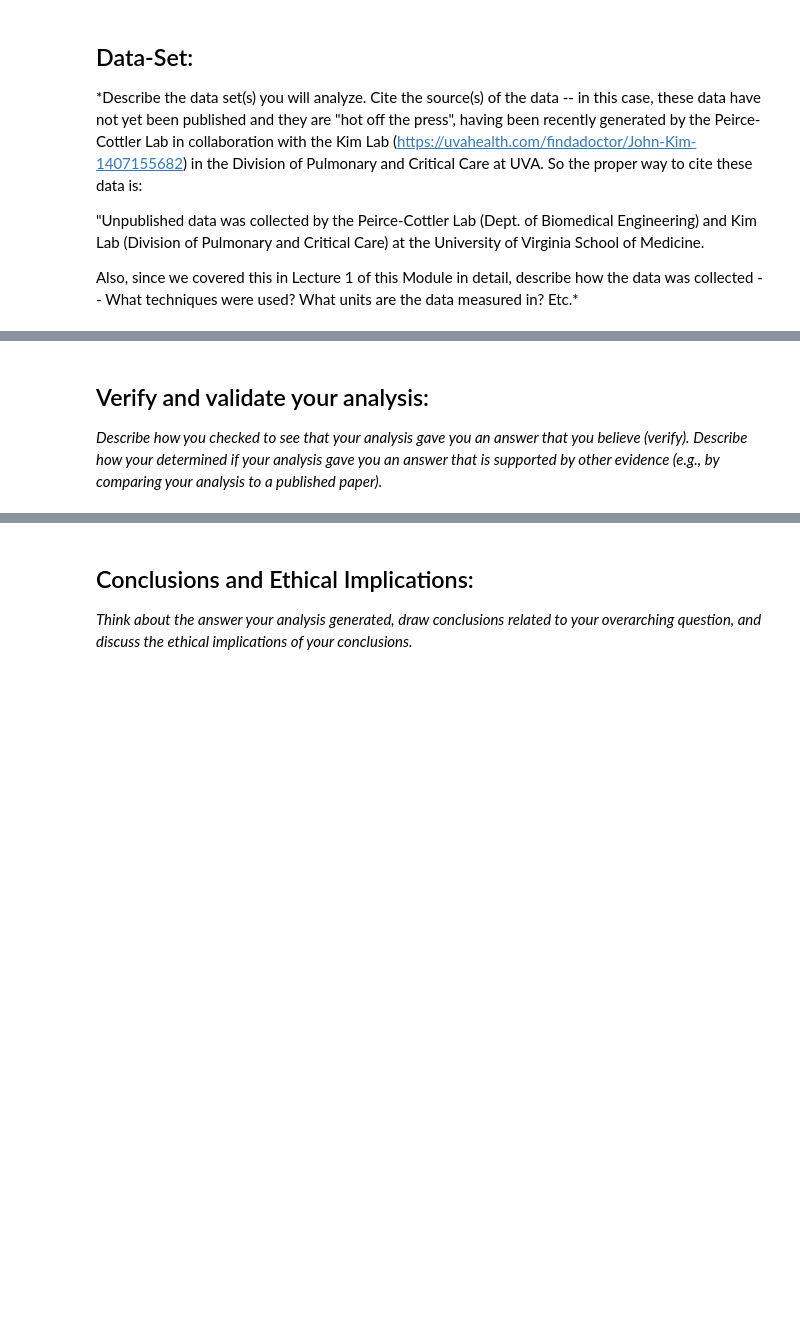
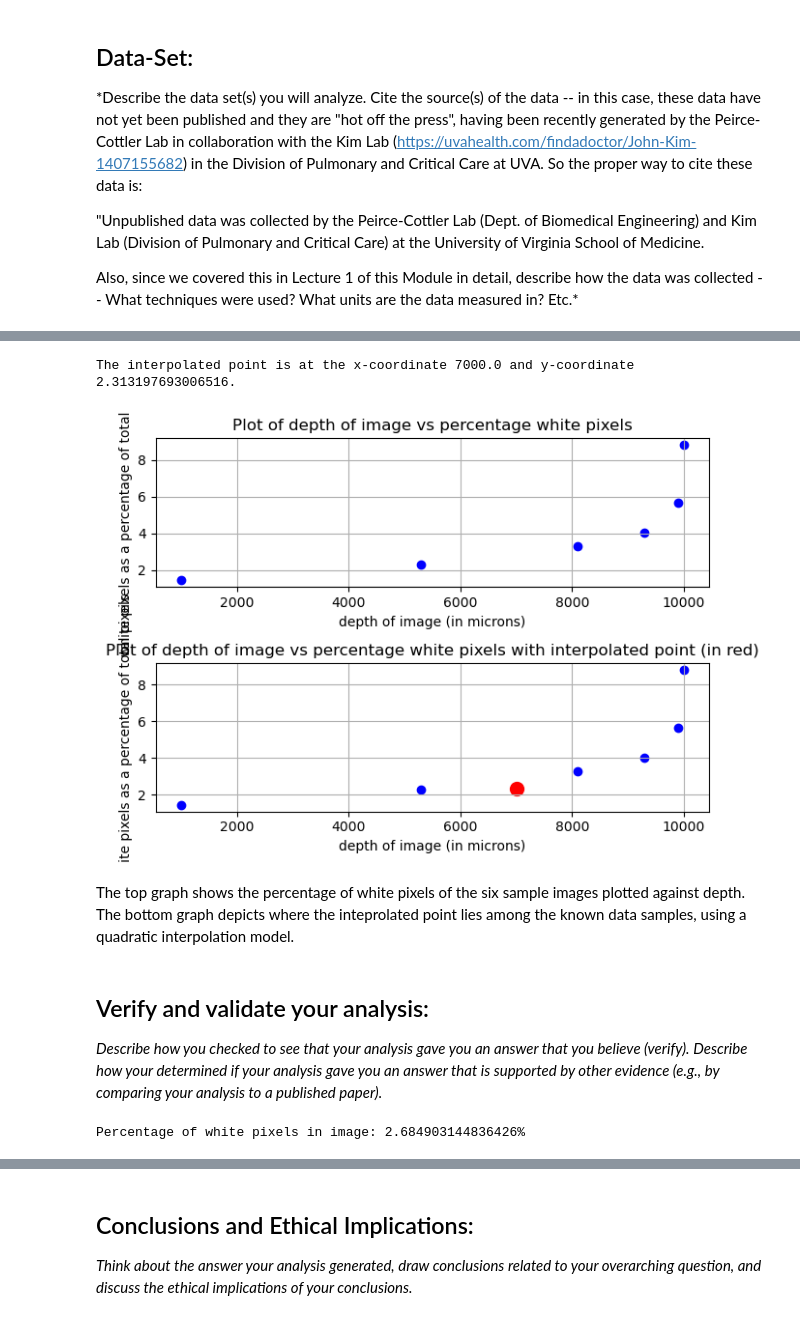
Before and after one commit to gracevl/horn_lee_Module-3-Fibrosis, a Jupyter notebook: Module 3 Template.ipynb, the cells around one changed output, grey strips where cells are left out. Drawn from its saved outputs; the diff is of its cells as text; code cells hidden in the pictures; blank space fills up the shorter version.

```diff
--- a/Module 3 Template.ipynb
+++ b/Module 3 Template.ipynb
@@ -46,3 +207,73 @@ Also, since we covered this in Lecture 1 of this Module in detail, describe how
+# %%
+# # Interpolate a point: given a depth, find the corresponding white pixel percentage
+
+interpolate_depth = float(input(colored(
+   "Enter the depth at which you want to interpolate a point (in microns): ", "yellow")))
+
+x = depths
+y = white_percents
+
+# # Specifying the interpolation method as quadratic
+i = interp1d(x, y, kind='quadratic')
+interpolate_point = i(interpolate_depth)
+print(colored(
+     f'The interpolated point is at the x-coordinate {interpolate_depth} and y-coordinate {interpolate_point}.', "green"))
+
+depths_i = depths[:]
+depths_i.append(interpolate_depth)
+white_percents_i = white_percents[:]
+white_percents_i.append(interpolate_point)
+
+
+# # make two plots: one that doesn't contain the interpolated point, just the data calculated from your images, and one that also contains the interpolated point (shown in red)
+fig2, axs2 = plt.subplots(2, 1)
+
+axs2[0].scatter(depths, white_percents, marker='o', linestyle='-', color='blue')
+axs2[0].set_title('Plot of depth of image vs percentage white pixels')
+axs2[0].set_xlabel('depth of image (in microns)')
+axs2[0].set_ylabel('white pixels as a percentage of total pixels')
+axs2[0].grid(True)
+
+
+axs2[1].scatter(depths_i, white_percents_i, marker='o',
+                linestyle='-', color='blue')
+axs2[1].set_title(
+     'Plot of depth of image vs percentage white pixels with interpolated point (in red)')
+axs2[1].set_xlabel('depth of image (in microns)')
+axs2[1].set_ylabel('white pixels as a percentage of total pixels')
+axs2[1].grid(True)
+axs2[1].scatter(depths_i[len(depths_i)-1], white_percents_i[len(white_percents_i)-1],
+                color='red', s=100, label='Highlighted point')
+
+
+# # Adjust layout to prevent overlap
+plt.tight_layout()
+plt.show()
+# %% [output]
+The interpolated point is at the x-coordinate 7000.0 and y-coordinate 2.313197693006516.
+[figure, added]
+# %% [markdown]
+The top graph shows the percentage of white pixels of the six sample images plotted against depth. The bottom graph depicts where the inteprolated point lies among the known data samples, using a quadratic interpolation model.
 # %% [markdown]
 ## Verify and validate your analysis:
 *Describe how you checked to see that your analysis gave you an answer that you believe (verify). Describe how your determined if your analysis gave you an answer that is supported by other evidence (e.g., by comparing your analysis to a published paper).*
+# %%
+#Make the image greyscale
+img = cv2.imread("/Users/gracelee/Documents/computational BME/horn_lee_Module-3-Fibrosis/images/MASK_SK658 Slobe ch010130.jpg", 0)
+_, binary = cv2.threshold(img, 127, 255, cv2.THRESH_BINARY)
+
+
+total = binary.size
+white = int(np.sum(binary == 255))
+black = total - white
+
+white_pct = 100 * white/total
+
+white_counts.append(white)
+black_counts.append(black)
+white_percents.append(white_pct)
+
+print(colored(f"Percentage of white pixels in image: {white_pct}%", "yellow"))
+print()
+# %% [output]
+Percentage of white pixels in image: 2.684903144836426%
```
Also changed, not shown: parts of 9 cells of this notebook, 2 other files.
